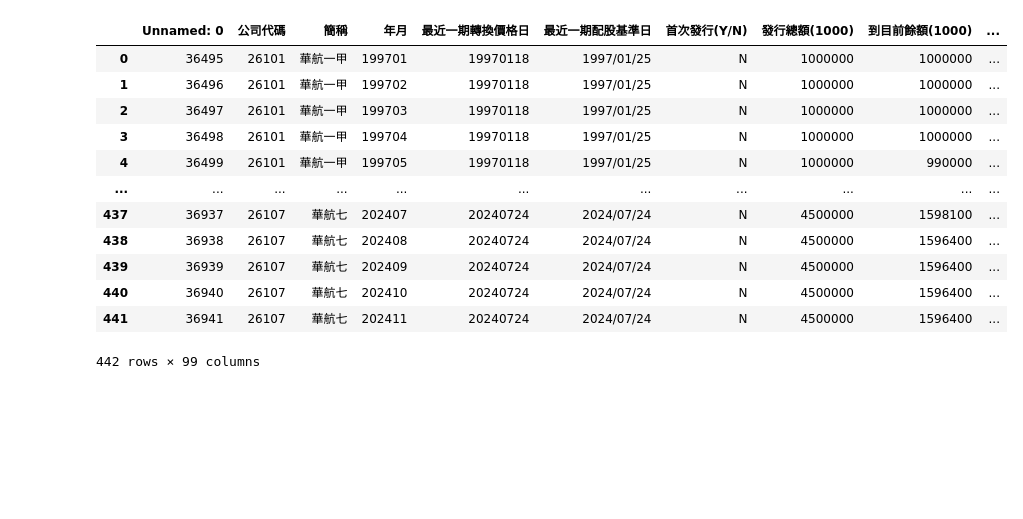
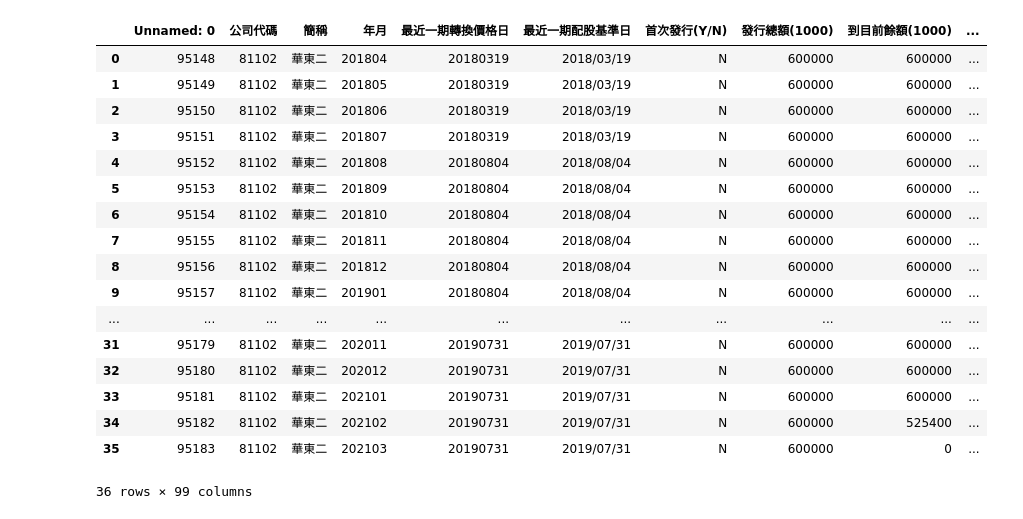
Before and after one commit to Tseng1028/CB-pricing, a Jupyter notebook: CB_pricing_model_backtest.ipynb, the cells around one changed output. Saved outputs shown, nothing was run; the diff lists cells and outputs as text; code cells hidden in the pictures; blank space fills up the shorter version.

Commit message:
cb_pricing_with_daily_data

```diff
--- a/CB_pricing_model_backtest.ipynb
+++ b/CB_pricing_model_backtest.ipynb
@@ -8,20 +8,25 @@ from cb_model import ConvertibleBondPricer
 from TW_cb_backtest import TaiwanCBStrategy
 # %%
 # 讀取CB資料
-path_cb_2610 = r'C:\Users\User\Desktop\CB-pricing\CB data\cb_2610_test.csv'
-cb_df_2610 = pd.read_csv(path_cb_2610)
-cb_df_2610
+path_cb_81102 = r'C:\Users\User\Desktop\CB-pricing\CB data\cb_81102_test.csv'
+cb_df_81102 = pd.read_csv(path_cb_81102)
+cb_df_81102
 # %% [output]
 |  | Unnamed: 0 | 公司代碼 | 簡稱 | 年月 | 最近一期轉換價格日 | 最近一期配股基準日 | 首次發行(Y/N) | 發行總額(1000) | 到目前餘額(1000) | ... |
-| 0 | 36495 | 26101 | 華航一甲 | 199701 | 19970118 | 1997/01/25 | N | 1000000 | 1000000 | ... |
-| 1 | 36496 | 26101 | 華航一甲 | 199702 | 19970118 | 1997/01/25 | N | 1000000 | 1000000 | ... |
-| 2 | 36497 | 26101 | 華航一甲 | 199703 | 19970118 | 1997/01/25 | N | 1000000 | 1000000 | ... |
-| 3 | 36498 | 26101 | 華航一甲 | 199704 | 19970118 | 1997/01/25 | N | 1000000 | 1000000 | ... |
-| 4 | 36499 | 26101 | 華航一甲 | 199705 | 19970118 | 1997/01/25 | N | 1000000 | 990000 | ... |
+| 0 | 95148 | 81102 | 華東二 | 201804 | 20180319 | 2018/03/19 | N | 600000 | 600000 | ... |
+| 1 | 95149 | 81102 | 華東二 | 201805 | 20180319 | 2018/03/19 | N | 600000 | 600000 | ... |
+| 2 | 95150 | 81102 | 華東二 | 201806 | 20180319 | 2018/03/19 | N | 600000 | 600000 | ... |
+| 3 | 95151 | 81102 | 華東二 | 201807 | 20180319 | 2018/03/19 | N | 600000 | 600000 | ... |
+| 4 | 95152 | 81102 | 華東二 | 201808 | 20180804 | 2018/08/04 | N | 600000 | 600000 | ... |
+| 5 | 95153 | 81102 | 華東二 | 201809 | 20180804 | 2018/08/04 | N | 600000 | 600000 | ... |
+| 6 | 95154 | 81102 | 華東二 | 201810 | 20180804 | 2018/08/04 | N | 600000 | 600000 | ... |
+| 7 | 95155 | 81102 | 華東二 | 201811 | 20180804 | 2018/08/04 | N | 600000 | 600000 | ... |
+| 8 | 95156 | 81102 | 華東二 | 201812 | 20180804 | 2018/08/04 | N | 600000 | 600000 | ... |
+| 9 | 95157 | 81102 | 華東二 | 201901 | 20180804 | 2018/08/04 | N | 600000 | 600000 | ... |
 | ... | ... | ... | ... | ... | ... | ... | ... | ... | ... | ... |
-| 437 | 36937 | 26107 | 華航七 | 202407 | 20240724 | 2024/07/24 | N | 4500000 | 1598100 | ... |
-| 438 | 36938 | 26107 | 華航七 | 202408 | 20240724 | 2024/07/24 | N | 4500000 | 1596400 | ... |
-| 439 | 36939 | 26107 | 華航七 | 202409 | 20240724 | 2024/07/24 | N | 4500000 | 1596400 | ... |
-| 440 | 36940 | 26107 | 華航七 | 202410 | 20240724 | 2024/07/24 | N | 4500000 | 1596400 | ... |
-| 441 | 36941 | 26107 | 華航七 | 202411 | 20240724 | 2024/07/24 | N | 4500000 | 1596400 | ... |
+| 31 | 95179 | 81102 | 華東二 | 202011 | 20190731 | 2019/07/31 | N | 600000 | 600000 | ... |
+| 32 | 95180 | 81102 | 華東二 | 202012 | 20190731 | 2019/07/31 | N | 600000 | 600000 | ... |
+| 33 | 95181 | 81102 | 華東二 | 202101 | 20190731 | 2019/07/31 | N | 600000 | 600000 | ... |
+| 34 | 95182 | 81102 | 華東二 | 202102 | 20190731 | 2019/07/31 | N | 600000 | 525400 | ... |
+| 35 | 95183 | 81102 | 華東二 | 202103 | 20190731 | 2019/07/31 | N | 600000 | 0 | ... |
-442 rows × 99 columns
+36 rows × 99 columns
```
Also changed, not shown: parts of 12 cells of this notebook, 13 other files.
